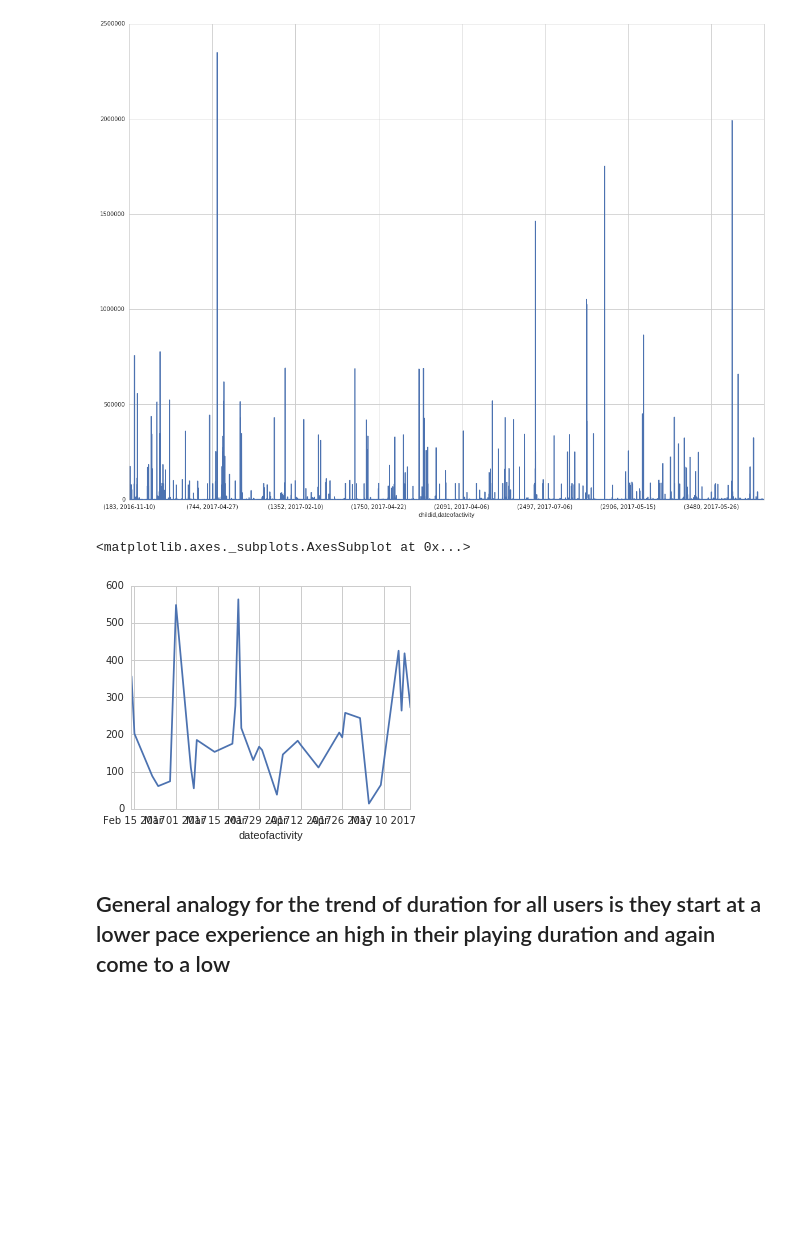
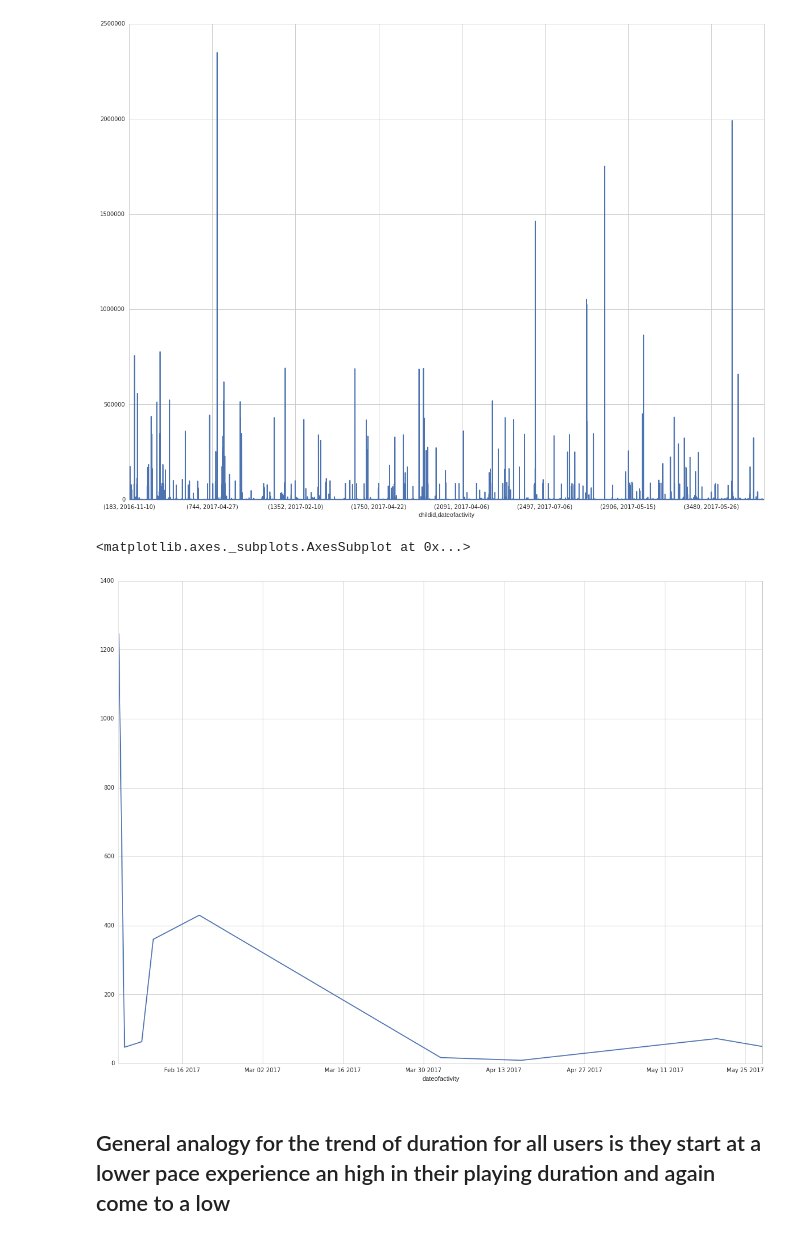
Before and after one commit to mittidesai/Mobile-Apps-activity-analysis-and-prediction, a Jupyter notebook: Retention Analysis.ipynb, the cells around one changed output. Saved outputs shown, nothing was run; the diff lists cells and outputs as text; code cells hidden in the pictures; blank space fills up the shorter version.

```diff
--- a/Retention Analysis.ipynb
+++ b/Retention Analysis.ipynb
@@ -61,5 +72,6 @@ plt.show()
 # %%
-df.head()
+
+df['dateofactivity'] = pd.to_datetime(df.index).date
 x = df.groupby(['childid'])['dateofactivity'].first()
 y = df.groupby(['childid'])['dateofactivity'].last()
 (y-x).mean()
@@ -103,12 +115,12 @@ df_5.plot(x='dateofactivity',y='duration',figsize=(20,15))
 <matplotlib.axes._subplots.AxesSubplot at 0x...>
 [figure]
 # %%
-df_6 = df.loc[df['childid'] == 2091]
+df_6 = df.loc[df['childid'] == 1980]
 df_6 = df_6.groupby(['dateofactivity'])['duration'].sum()
-df_6.plot(x='dateofactivity',y='duration')
+df_6.plot(x='dateofactivity',y='duration',figsize=(20,15))
 # %% [output]
 <matplotlib.axes._subplots.AxesSubplot at 0x...>
-[figure, old version]
+[figure, new version]
 # %% [markdown]
 ## General analogy for the trend of duration for all users is they start at a lower pace experience an high in their playing duration and again come to a low
 # %%
```
Also changed, not shown: parts of 6 cells of this notebook.
